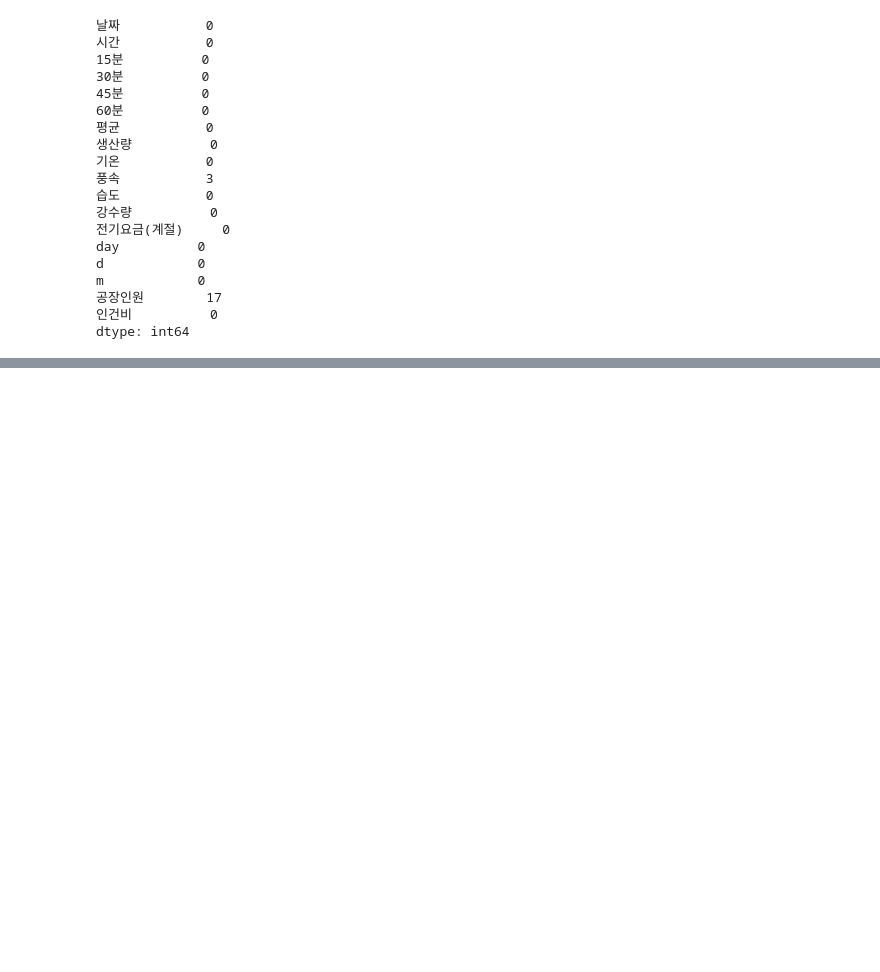
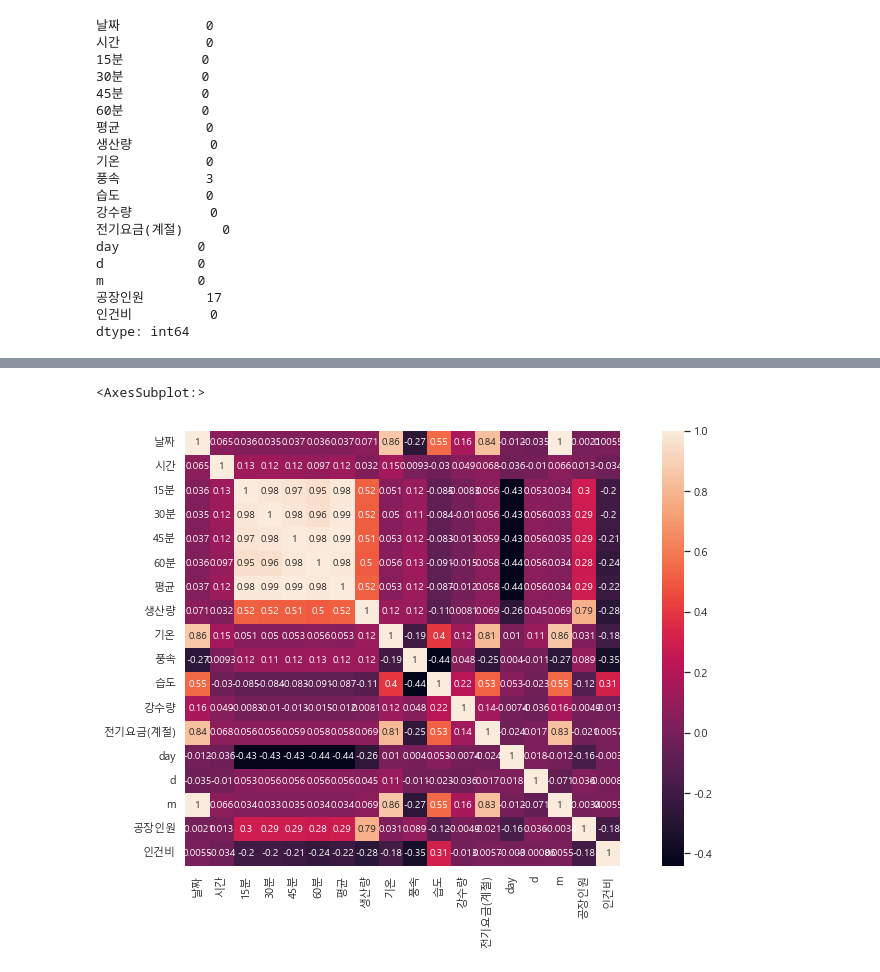
Before and after one commit to bigdataleeky/python, a Jupyter notebook: 20220512/20220512_자원최적화AI.ipynb, the cells around one changed output, grey strips where cells are left out. Drawn from its saved outputs; the diff is of its cells as text; code cells hidden in the pictures; blank space fills up the shorter version.

```diff
--- a/20220512/20220512_자원최적화AI.ipynb
+++ b/20220512/20220512_자원최적화AI.ipynb
@@ -150,0 +232,11 @@ dtype: int64
+# %%
+# 상관관계 시각화
+# 한글처리
+plt.rc("font",family='Malgun Gothic')
+sns.set(font = 'Malgun Gothic',
+        rc={'axes.unicode_minus':False,'figure.figsize':(15,8)}, style='darkgrid'
+       )
+sns.heatmap(df.corr(),vmax=1,square=True,annot=True,annot_kws={'size':10})
+# %% [output]
+<AxesSubplot:>
+[figure, added]
```
Also changed, not shown: parts of 13 cells of this notebook.
